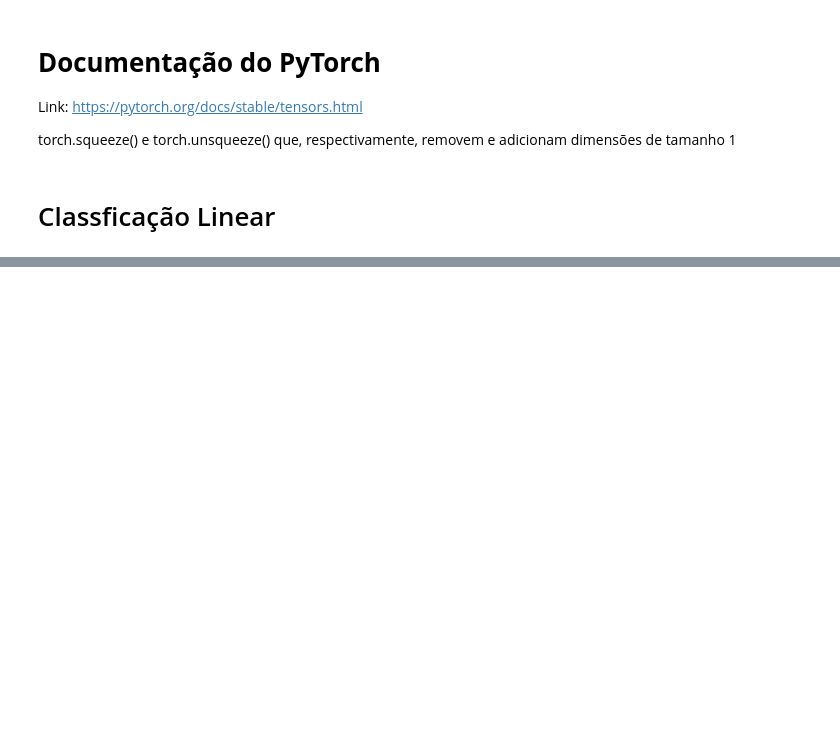
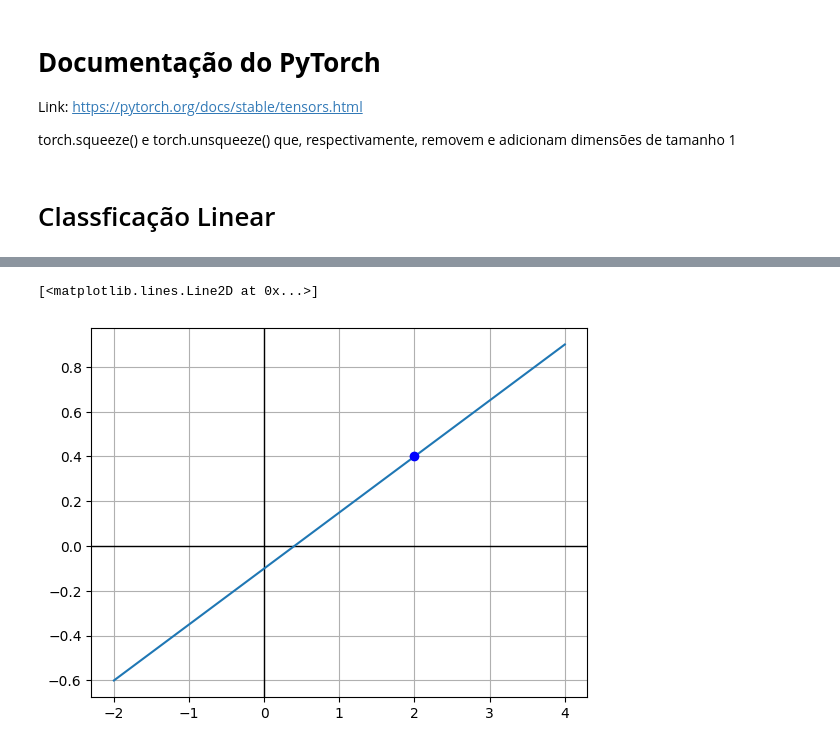
Before and after one commit to LucasFreitas98/Data-Science, a Jupyter notebook: redes_neurais_PyTorch.ipynb, the cells around one changed output, grey strips where cells are left out. Drawn from its saved outputs; the diff is of its cells as text; code cells hidden in the pictures; blank space fills up the shorter version.

```diff
--- a/redes_neurais_PyTorch.ipynb
+++ b/redes_neurais_PyTorch.ipynb
@@ -255,0 +266,11 @@ NameError: ignored
+# %%
+p1 = (2, 0.4)
+# ax + by + c
+
+ret1 = a*p1[0] + b*p1[1] + c
+
+plotline(a, b, c)
+plt.plot(p1[0], p1[1], color='b', marker='o')
+# %% [output]
+[<matplotlib.lines.Line2D at 0x...>]
+[figure, added]
```
Also changed, not shown: parts of 1 cell of this notebook.
